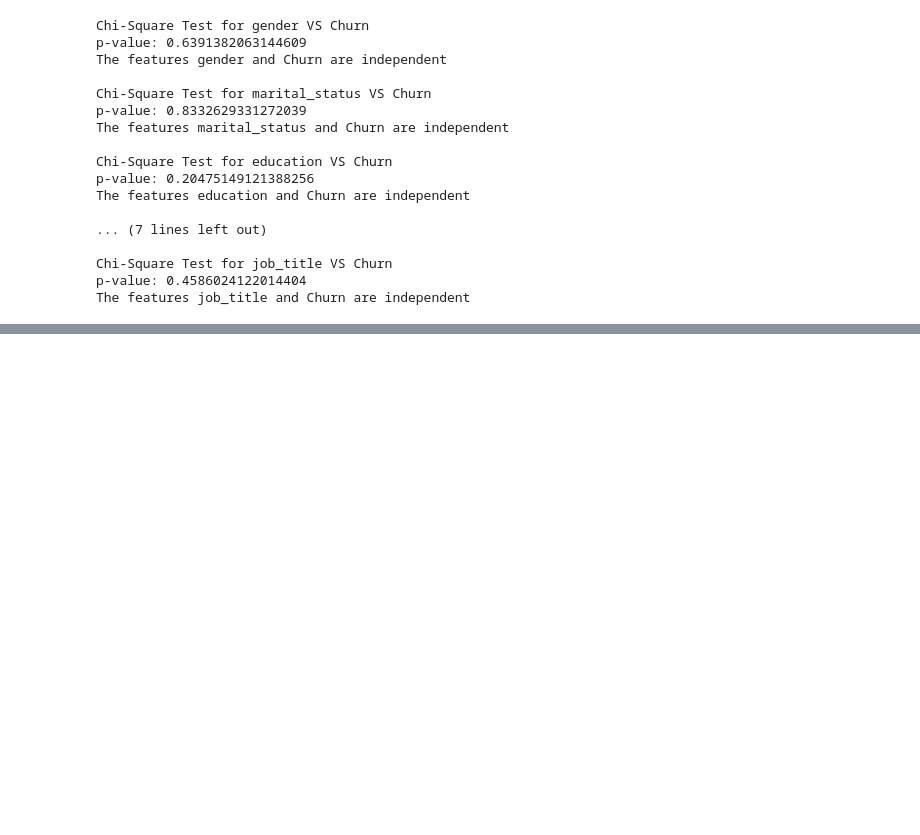
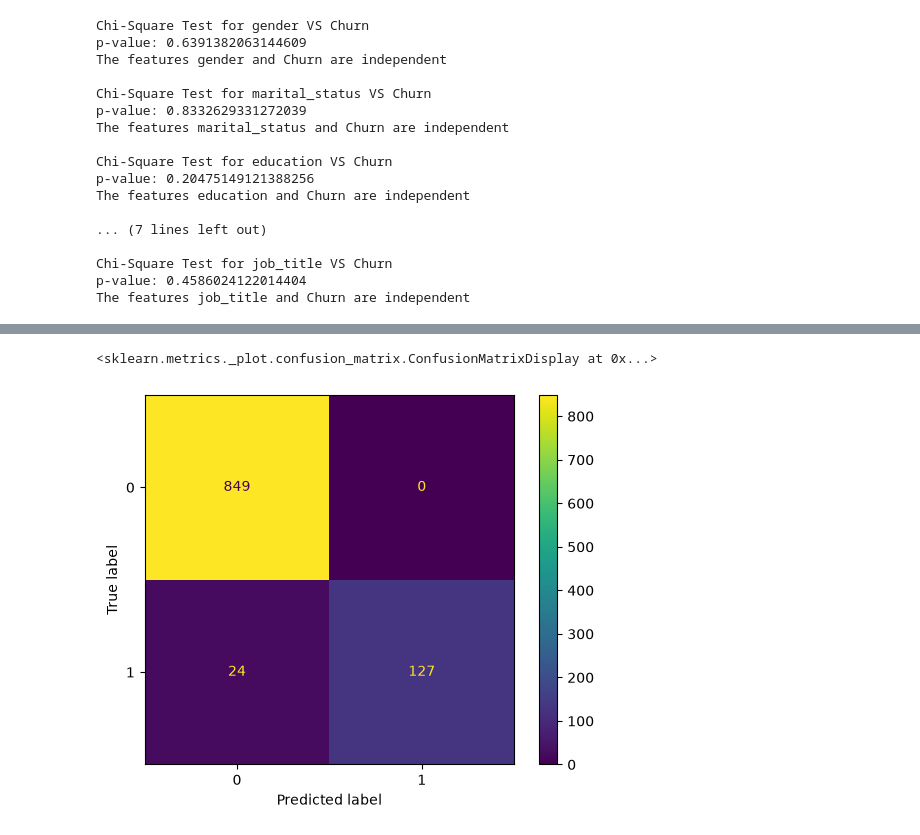
Before and after one commit to Reifhel/ml_models_practice, a Jupyter notebook: 12. Random Forest/Ensemble Random Forest/churn_employee.ipynb, the cells around one changed output, grey strips where cells are left out. Cells and saved outputs as stored; diff of their text form; code cells hidden in the pictures; blank space fills up the shorter version.

Commit message:
Feat: Baseline & Optimized model training

```diff
--- a/12. Random Forest/Ensemble Random Forest/churn_employee.ipynb
+++ b/12. Random Forest/Ensemble Random Forest/churn_employee.ipynb
@@ -232,0 +254,5 @@ for col in categorical_features:
+# %%
+X_train, X_test, y_train, y_test = train_test_split(X,y, test_size=0.5, random_state=42, shuffle=True)
+
+X_train = preprocessor.fit_transform(X_train)
+X_test = preprocessor.transform(X_test)
@@ -232,0 +263,12 @@ for col in categorical_features:
+# %%
+rf_model = RandomForestClassifier(
+    n_estimators=100,
+    max_depth=20,
+    min_samples_split=2,
+    min_samples_leaf=1,
+    random_state=42,
+    max_features='sqrt',
+    class_weight='balanced'
+)
+# %%
+rf_model.fit(X_train, y_train)
@@ -232,0 +279,5 @@ for col in categorical_features:
+# %%
+# Making predictions (0 or 1)
+y_pred = rf_model.predict(X_test)
+
+y_pred
@@ -232,0 +352,9 @@ for col in categorical_features:
+# %%
+# Showing the confusion Matrix
+conf_matrix = confusion_matrix(y_test, y_pred)
+fig = ConfusionMatrixDisplay(conf_matrix)
+
+fig.plot()
+# %% [output]
+<sklearn.metrics._plot.confusion_matrix.ConfusionMatrixDisplay at 0x...>
+[figure, added]
```
Also changed, not shown: parts of 33 cells of this notebook.
